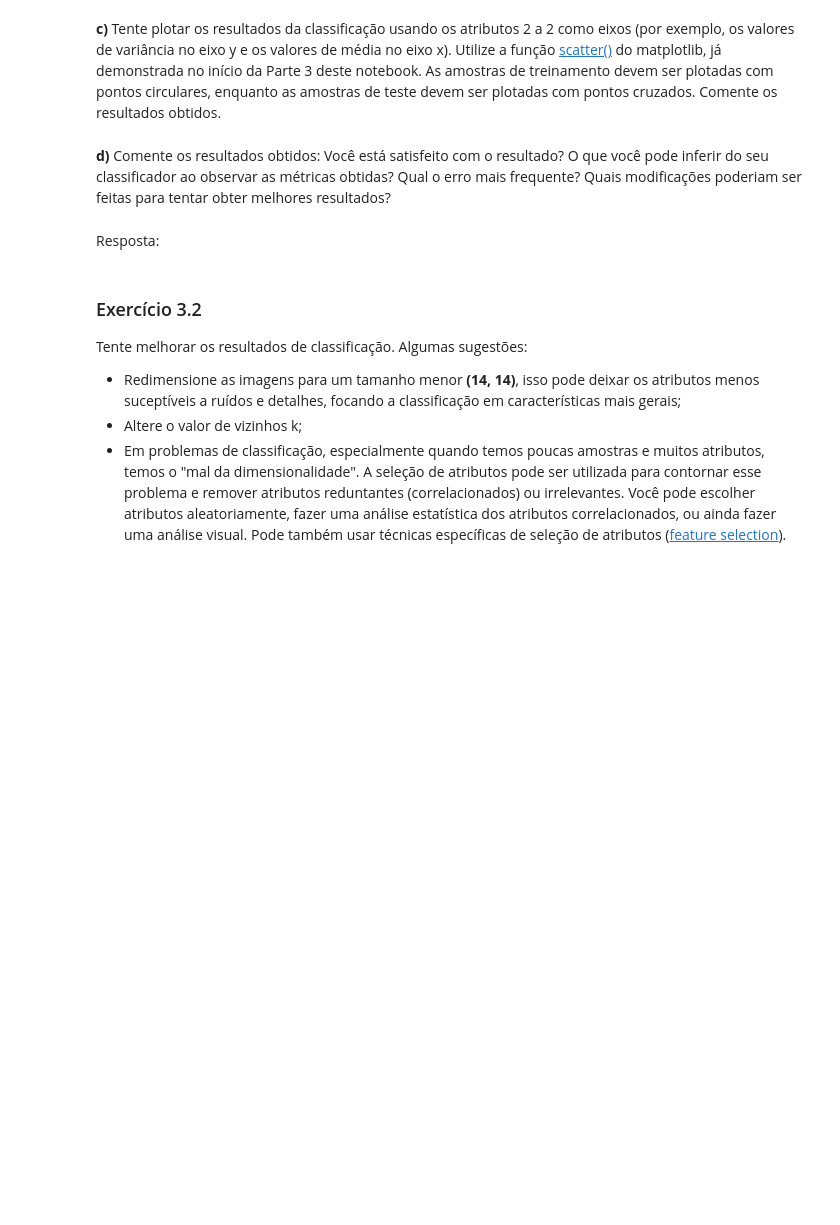
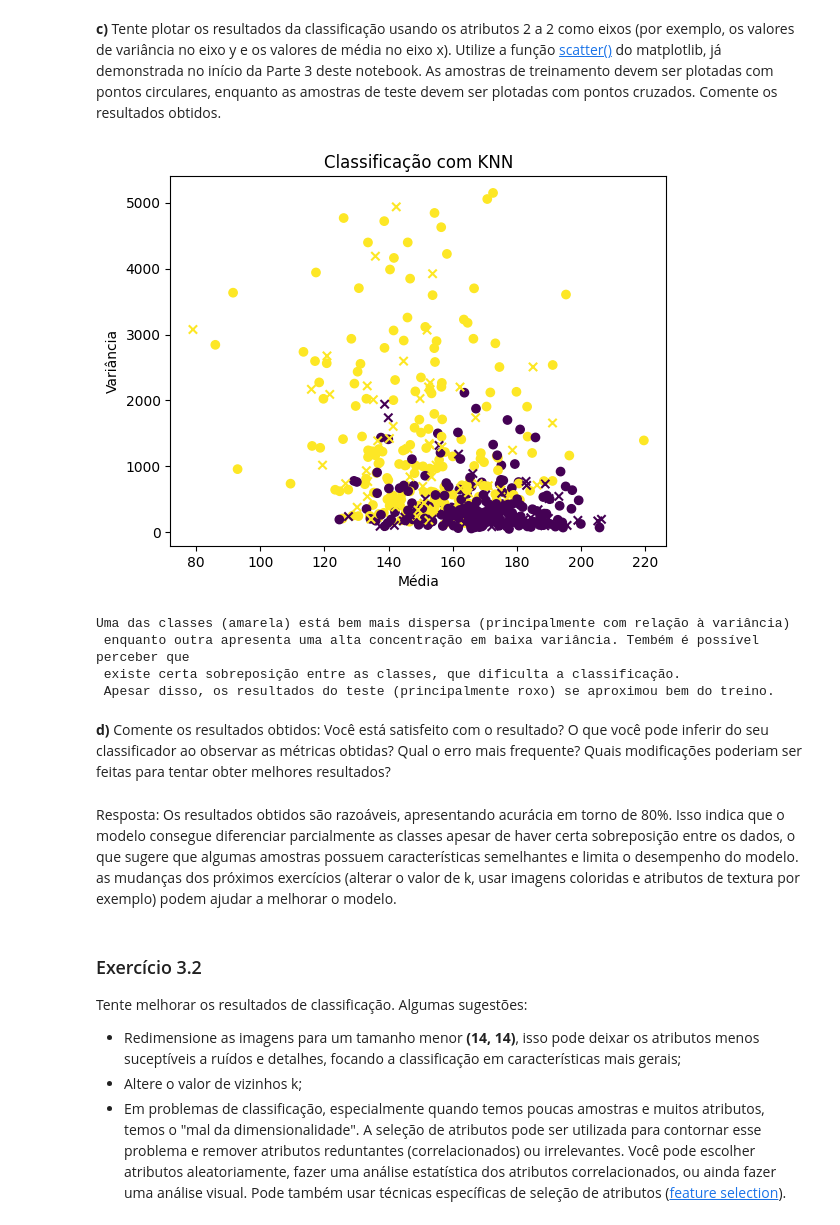
Before and after one commit to UNICAMP-EA979/2026s1-pi02-histogramas-knn-LuEx10, a Jupyter notebook: Atividade.ipynb, the cells around one changed output. Drawn from its saved outputs; the diff is of its cells as text; code cells hidden in the pictures; blank space fills up the shorter version.

```diff
--- a/Atividade.ipynb
+++ b/Atividade.ipynb
@@ -431,2 +499,16 @@ Utilize os conjuntos de dados criados anteriormente para obter os vetores de atr
+# %%
+# Seu código aqui
+def extrair_features(images):
+  features = []
+
+  for img in images:
+    gray = np.uint8(0.3*img[:,:,0]+0.59*img[:,:,1]+0.11*img[:,:,2])
+    stats = histstat(gray)
+    features.append(stats)
+
+  return np.array(features)
+
+train_features = extrair_features(images_train)
+test_features = extrair_features(images_test)
 # %% [markdown]
 **b)** Treine um modelo kNN utilizando o conjunto de dados de treino criado (train_features). Você precisará escolher um valor de k. Valide o modelo utilizando o conjunto de dados de teste (test_features). Calcule as métricas de avaliação do classificador para ambos os conjuntos de dados (primeiro para treino, depois para teste): acurácia, precisão, revocação e F1-score. Imprima a [Matriz de Confusão](https://scikit-learn.org/stable/modules/generated/sklearn.metrics.confusion_matrix.html).
@@ -434,0 +515,14 @@ Utilize os conjuntos de dados criados anteriormente para obter os vetores de atr
+# %%
+# Seu código aqui
+k = 5
+
+knn = KNeighborsClassifier(n_neighbors=k)
+knn.fit(train_features, labels_train)
+
+test_pred = knn.predict(test_features)
+
+print("Acurácia:", accuracy_score(labels_test, test_pred))
+print("Precisão:", precision_score(labels_test, test_pred))
+print("Revocação:", recall_score(labels_test, test_pred))
+print("F1-score:", f1_score(labels_test, test_pred))
+print("Matriz de confusão:\n", confusion_matrix(labels_test, test_pred))
@@ -439,7 +539,25 @@ Utilize os conjuntos de dados criados anteriormente para obter os vetores de atr
+# %%
+# Seu código aqui
+plt.scatter(train_features[:, 0], train_features[:, 1], c=labels_train)
+plt.scatter(test_features[:, 0], test_features[:, 1], marker='x', c=labels_test)
+plt.xlabel("Média")
+plt.ylabel("Variância")
+plt.title('Classificação com KNN')
+plt.show()
+print("Uma das classes (amarela) está bem mais dispersa (principalmente com relação à variância)\n",
+      "enquanto outra apresenta uma alta concentração em baixa variância. Tembém é possível perceber que\n",
+      "existe certa sobreposição entre as classes, que dificulta a classificação.\n",
+      "Apesar disso, os resultados do teste (principalmente roxo) se aproximou bem do treino.")
+# %% [output]
+[figure, added]
+Uma das classes (amarela) está bem mais dispersa (principalmente com relação à variância)
+ enquanto outra apresenta uma alta concentração em baixa variância. Tembém é possível perceber que
+ existe certa sobreposição entre as classes, que dificulta a classificação.
+ Apesar disso, os resultados do teste (principalmente roxo) se aproximou bem do treino.
 # %% [markdown]
 **d)** Comente os resultados obtidos: Você está satisfeito com o resultado? O que você pode inferir do seu classificador ao observar as métricas obtidas? Qual o erro mais frequente? Quais modificações poderiam ser feitas para tentar obter melhores resultados?
-# %% [markdown]
-Resposta:
+# %% [markdown]
+Resposta: Os resultados obtidos são razoáveis, apresentando acurácia em torno de 80%. Isso indica que o modelo consegue diferenciar parcialmente as classes apesar de haver certa sobreposição entre os dados, o que sugere que algumas amostras possuem características semelhantes e limita o desempenho do modelo. as mudanças dos próximos exercícios (alterar o valor de k, usar imagens coloridas e atributos de textura por exemplo) podem ajudar a melhorar o modelo.
 # %% [markdown]
 ### Exercício 3.2
 
```
Also changed, not shown: parts of 19 cells of this notebook.
